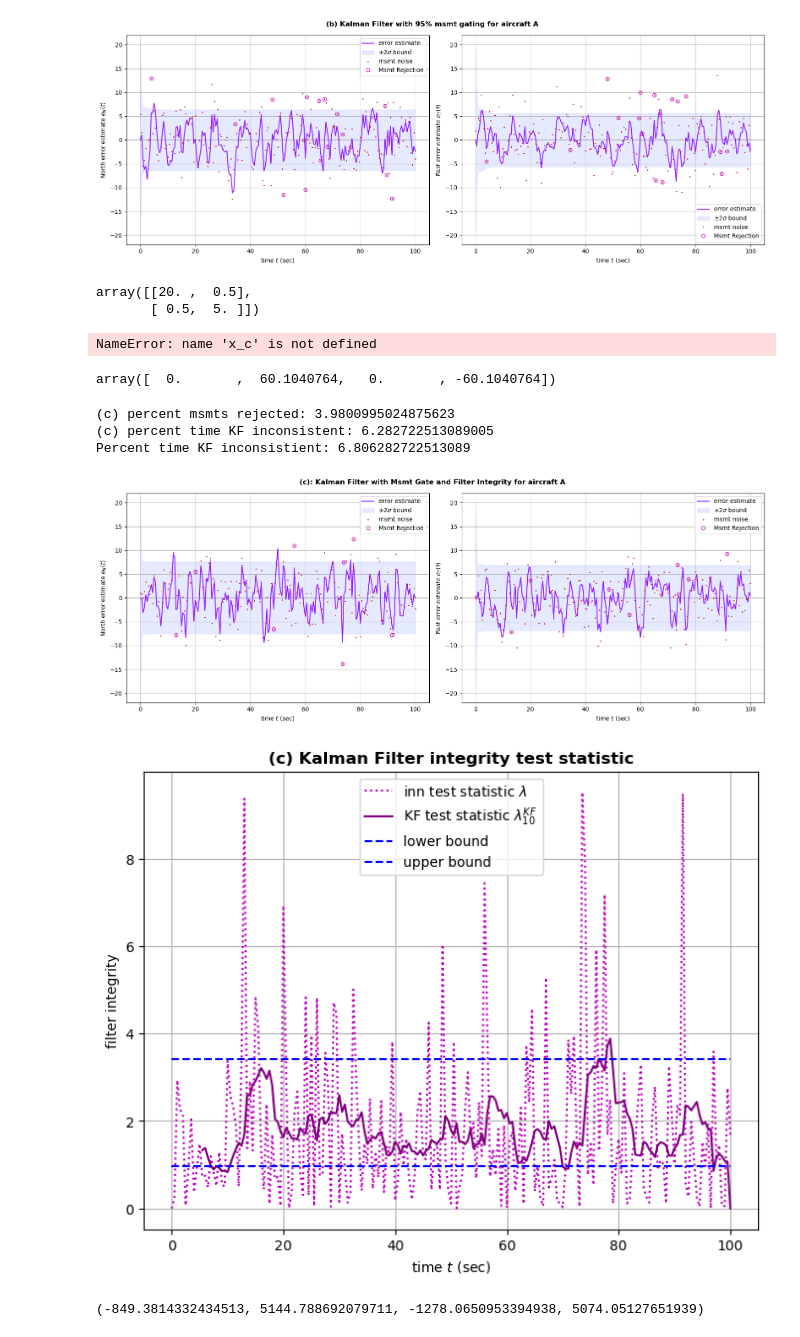
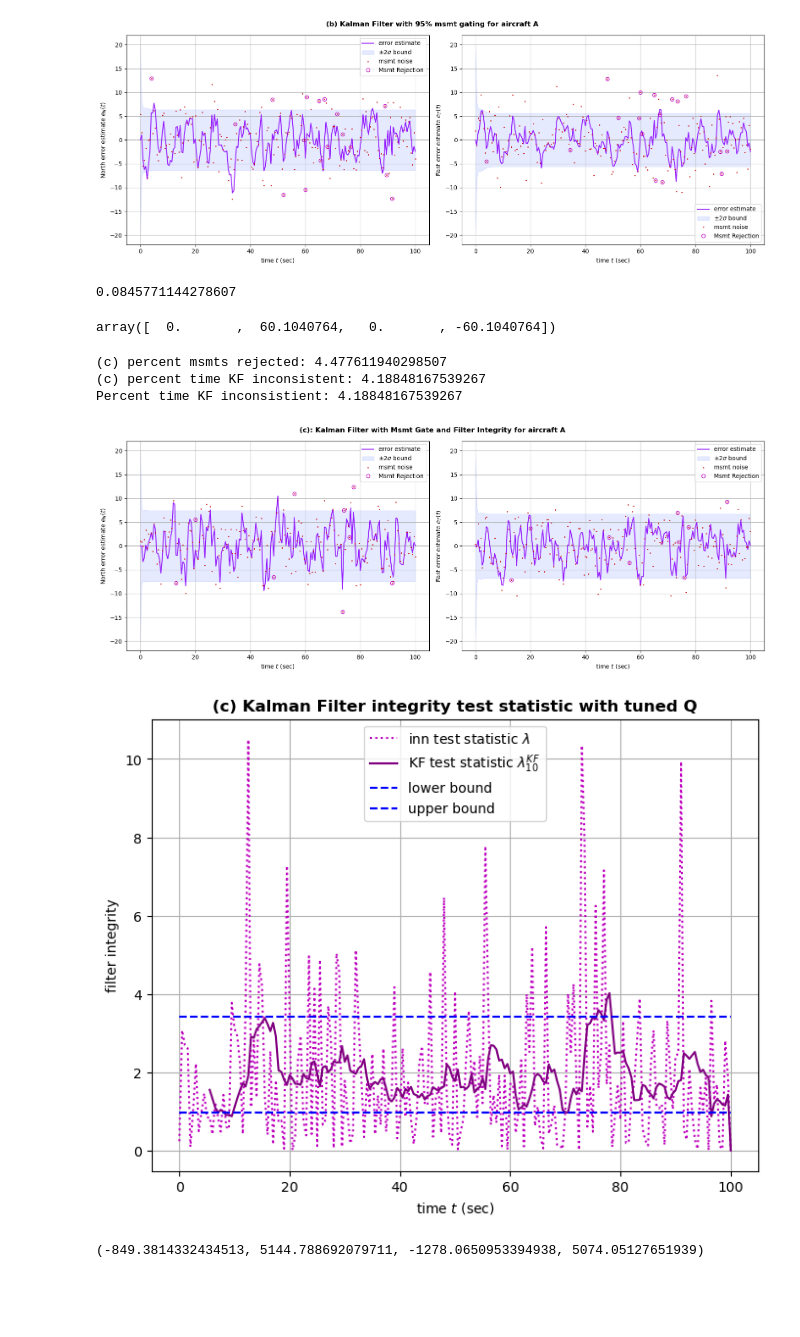
Before and after one commit to valentine-alia/MAE-6760, a Jupyter notebook: HW3/HW3_2.ipynb, the cells around one changed output. Saved outputs shown, nothing was run; the diff lists cells and outputs as text; code cells hidden in the pictures; blank space fills up the shorter version.

```diff
--- a/HW3/HW3_2.ipynb
+++ b/HW3/HW3_2.ipynb
@@ -276,14 +276,9 @@ plt.tight_layout()
 # %% [output]
 [figure]
 # %%
-Q_A
+Nrej/nk
 # %% [output]
-array([[20. ,  0.5],
-       [ 0.5,  5. ]])
+0.0845771144278607
-# %%
-x_c.T[0]
-# %% [output]
-NameError: name 'x_c' is not defined
 # %%
 x0_A
 # %% [output]
@@ -335,7 +330,7 @@ Bhigh = chi2.ppf(0.975,10*2)/win
 
 #initialize
 xhatk_k = x_c.T[0]
-Pk_k = 10 * np.eye(nx)
+Pk_k = 12 * np.eye(nx)
 twosigp = 20
 twosigv = 10
 sigpsq = (twosigp/2)**2
@@ -347,7 +342,7 @@ for i in range(nx):
         Pk_k[i,i] = sigvsq
 
 #preallocate
-Q_C = 10*Q_A # NEW COV WE WILL TUNE
+Q_C = 8*Q_A # NEW COV WE WILL TUNE
 
 xhatu = np.zeros((nx,nk))
 Pu = np.zeros((nx,nx,nk))
@@ -372,7 +367,7 @@ for i in range(nk-1):
     xhatk1_k1 = xhatk1_k + Kk1 @ nu
     Pk1_k1 = (I - Kk1 @ H_A) @ Pk1_k @ (I - Kk1 @ H_A).T + Kk1 @ R_A @ Kk1.T
     Lamk1 = nu.T @ Sinv @ nu
-    Lam[i+1] = Lamk1
+    Lam[i] = Lamk1
 
     if i>= win:
         LamF[i]= (np.mean(Lam[i-win:i]))
@@ -412,39 +407,39 @@ IFrej = np.asarray(IFrej)
 # uncomment lines below to output the percent of msmts rejected
 print("(c) percent msmts rejected:",Nrej/nk*100)
 print("(c) percent time KF inconsistent:",NFrej/(nk-10)*100)
-print("Percent time KF inconsistient:", 100*len(LamF[np.ma.mask_or(LamF > Bhigh,LamF < Blow)][10:])/(nk-10)) # computed this my own way before realizing I already recorded all this information *facepalm*
+print("Percent time KF inconsistient:", 100*len(LamF[np.ma.mask_or(LamF > Bhigh,LamF < Blow)][10:-1])/(nk-10)) # computed this my own way before realizing I already recorded all this information *facepalm*
 
 fig, axs = plt.subplots(1,2,figsize=(16,6))
 
 plot_estimator(tvec,xhatu[0,:],Pu[0,0,:],x_c[0,:],plot_type='error',z=z_c[0,:],ax=axs[0])
 # uncomment the line below to add msmt rejections to the plot
 axs[0].plot(Trej, Erej[0,:], 'mo', fillstyle='none', label='Msmt Rejection')
 axs[0].set_ylabel("North error estimate $e_N(t)$")
 axs[0].legend()
 plot_estimator(tvec,xhatu[2,:],Pu[2,2,:],x_c[2,:],plot_type='error',z=z_c[1,:],ax=axs[1])
 # uncomment the line below to add msmt rejections to the plot
 axs[1].plot(Trej, Erej[1,:], 'mo', fillstyle='none', label='Msmt Rejection')
 axs[1].set_ylabel("East error estimate $e_E(t)$")
 axs[1].legend()
 plt.suptitle("(c): Kalman Filter with Msmt Gate and Filter Integrity for aircraft A", fontweight='bold')
 plt.tight_layout()
 
 plt.figure(figsize=(8,6))
 plt.plot(tvec,Lam,'m:',label=r'inn test statistic $\lambda$')
 plt.plot(tvec[win+1:],LamF[win+1:],'-',color='purple',label=r'KF test statistic $\lambda_{10}^{KF}$')
 plt.plot(tvec,Blow*np.ones(nk),'b--',label='lower bound')
 plt.plot(tvec,Bhigh*np.ones(nk),'b--',label='upper bound')
 plt.ylabel('filter integrity')
 plt.xlabel('time $t$ (sec)')
 plt.legend()
-plt.title("(c) Kalman Filter integrity test statistic", fontweight='bold')
+plt.title("(c) Kalman Filter integrity test statistic with tuned Q", fontweight='bold')
 plt.grid()
 # %% [output]
-(c) percent msmts rejected: 3.9800995024875623
-(c) percent time KF inconsistent: 6.282722513089005
-Percent time KF inconsistient: 6.806282722513089
+(c) percent msmts rejected: 4.477611940298507
+(c) percent time KF inconsistent: 4.18848167539267
+Percent time KF inconsistient: 4.18848167539267
 [figure]
-[figure, old version]
+[figure, new version]
 # %%
 # ============================================================
 # (d) Joint Kalman Filter (Aircraft A & B)
```
Also changed, not shown: parts of 1 cell of this notebook.
